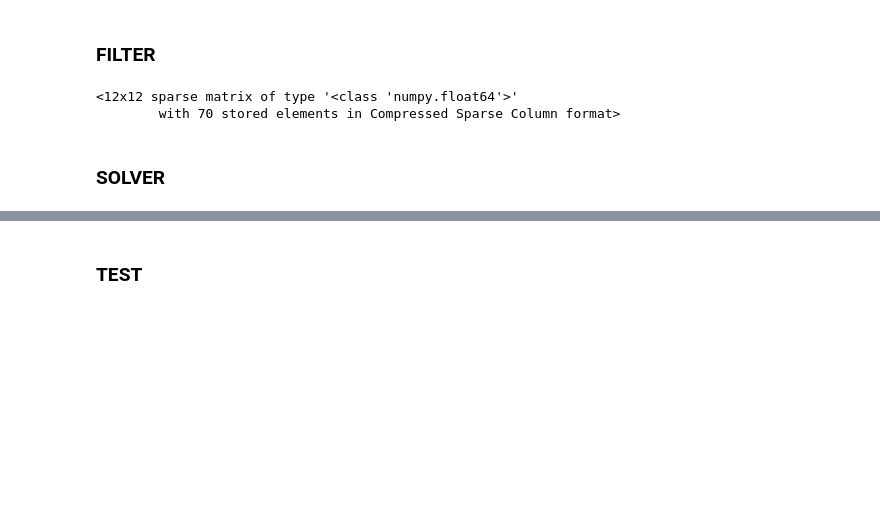
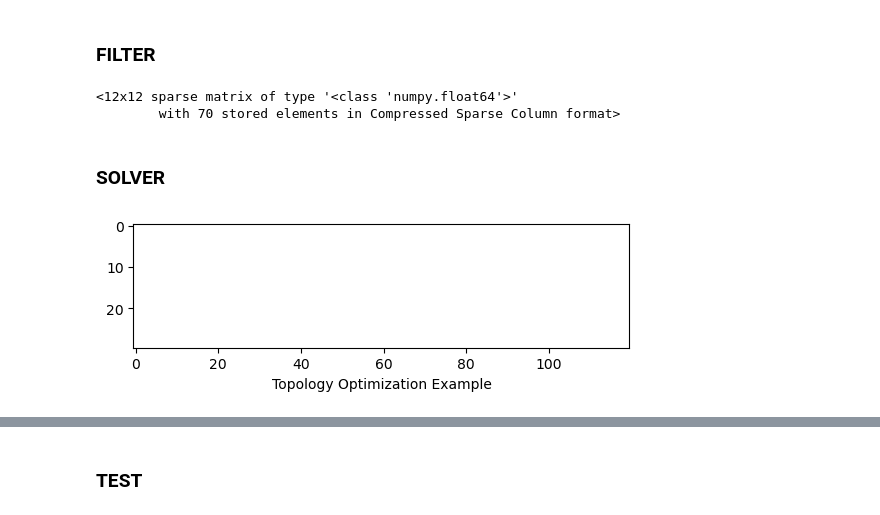
Before and after one commit to Xanthii/MTOmfnn, a Jupyter notebook: MTOMFNN.ipynb, the cells around one changed output, grey strips where cells are left out. Drawn from its saved outputs; the diff is of its cells as text; code cells hidden in the pictures; blank space fills up the shorter version.

```diff
--- a/MTOMFNN.ipynb
+++ b/MTOMFNN.ipynb
@@ -519,7 +519,7 @@ class ElasticityProblem(Problem):
 
 class ComplianceProblem(ElasticityProblem):
 
-    def compute_objective(self, xPhys):
+    def compute_objective(self, xPhys: numpy.ndarray):
        # Setup and solve FE problem
         self.update_displacements(xPhys)
 
@@ -930,0 +971,9 @@ class OCSolver(TopOptSolver):
+# %%
+bc = MBBBeamBoundaryConditions(120,30)
+micro = Crossed_2D(model_L='model_L.pth',model_Linear='model_Linear.pth',model_noLinear='model_noLinear.pth')
+problem = ComplianceProblem(bc=bc, micro=micro)
+gui = GUI(problem, "Topology Optimization Example")
+topopt_filter = SensitivityBasedFilter(120, 30, 1.5)
+solver = OCSolver(problem, 0.3, topopt_filter, gui)
+# %% [output]
+[figure, added]
```
Also changed, not shown: parts of 9 cells of this notebook, 1 other file.
